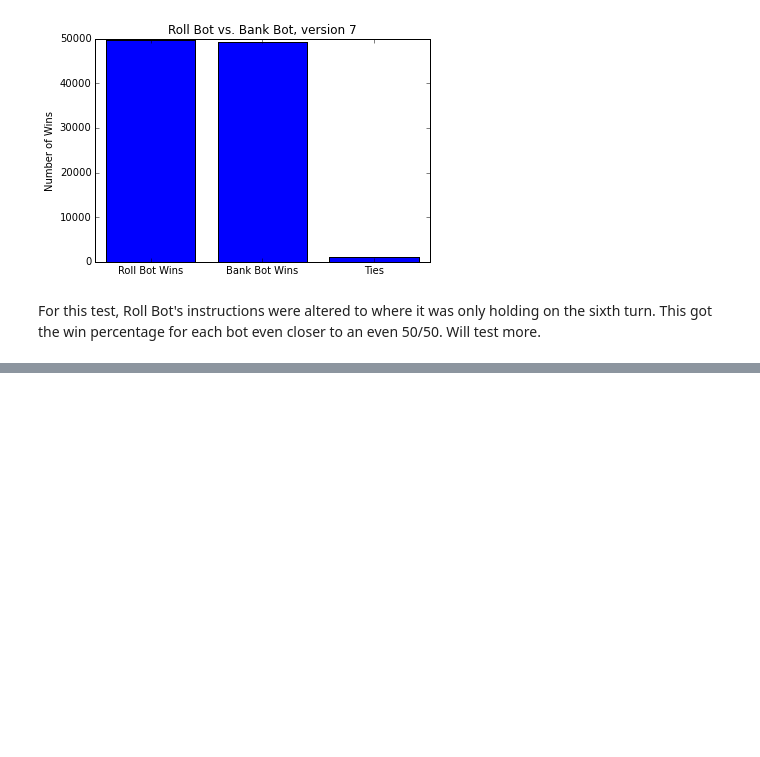
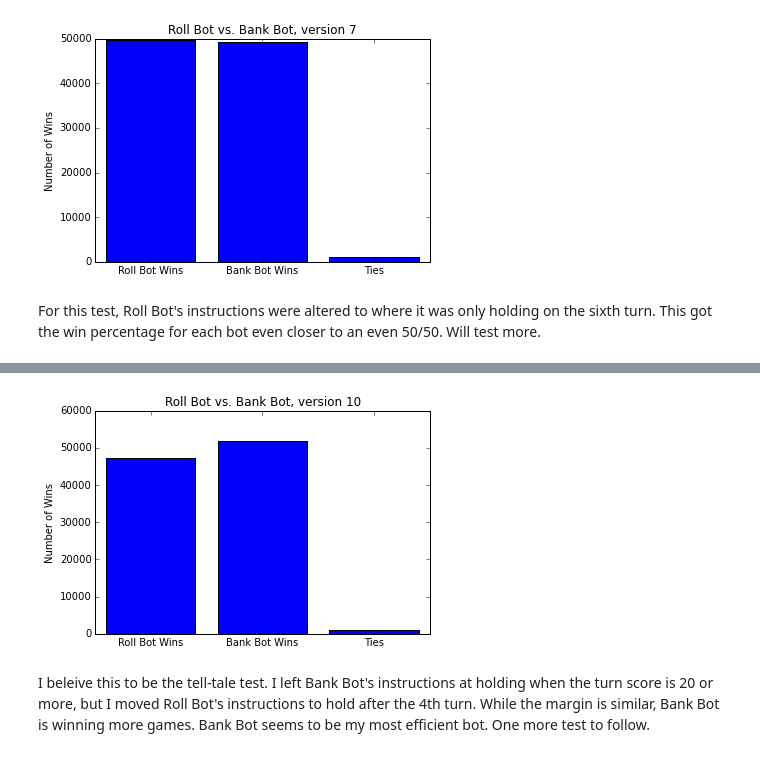
Before and after one commit to tiy-gvl-python-2015-09/ultimate-pig, a Jupyter notebook: This is the one to look at.ipynb, the cells around one changed output, grey strips where cells are left out. Drawn from its saved outputs; the diff is of its cells as text; code cells hidden in the pictures; blank space fills up the shorter version.

```diff
--- a/This is the one to look at.ipynb
+++ b/This is the one to look at.ipynb
@@ -288,0 +317,14 @@ For this test, Roll Bot's instructions were altered to where it was only holding
+# %%
+both_smart_10 = game.run_n_trials(1000, 100)
+both_smart_10_wins = win_count(both_smart_10)
+# %%
+x1 = ["Roll Bot Wins", "Bank Bot Wins", "Ties"]
+plt.bar(range(len(both_smart_10_wins)), both_smart_10_wins, align='center')
+plt.xticks(range(len(one_smart_bot_wins)), x1)
+plt.title("Roll Bot vs. Bank Bot, version 10")
+plt.ylabel("Number of Wins")
+plt.show()
+# %% [output]
+[figure, added]
+# %% [markdown]
+I beleive this to be the tell-tale test.  I left Bank Bot's instructions at holding when the turn score is 20 or more, but I moved Roll Bot's instructions to hold after the 4th turn.  While the margin is similar, Bank Bot is winning more games.  Bank Bot seems to be my most efficient bot.  One more test to follow.
```
Also changed, not shown: parts of 13 cells of this notebook.
